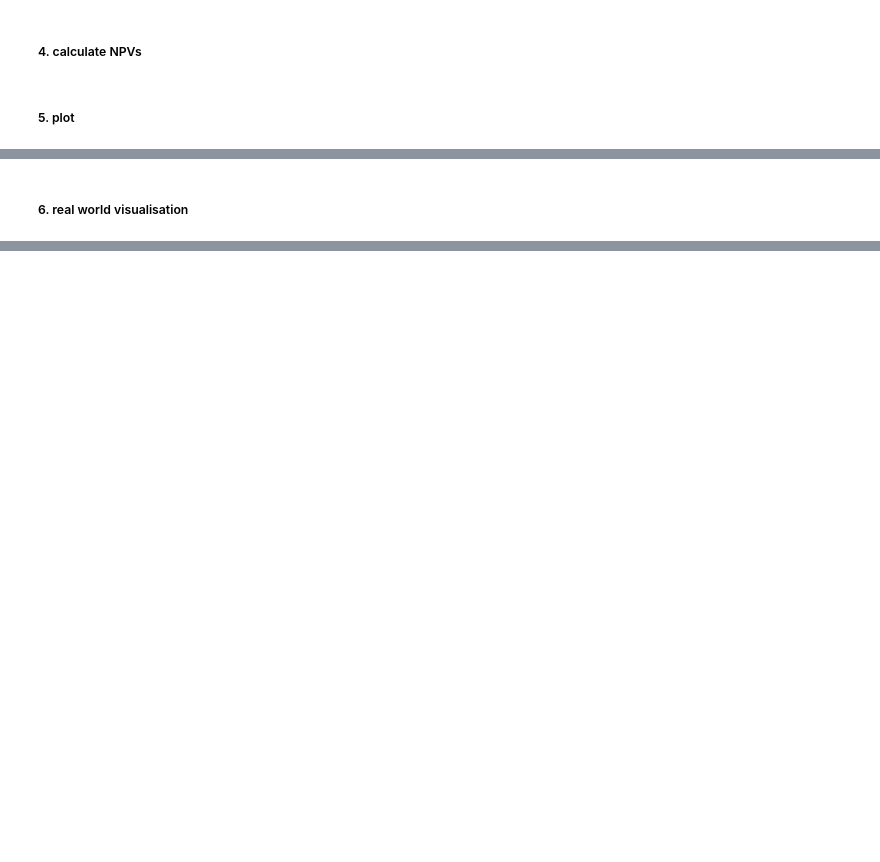
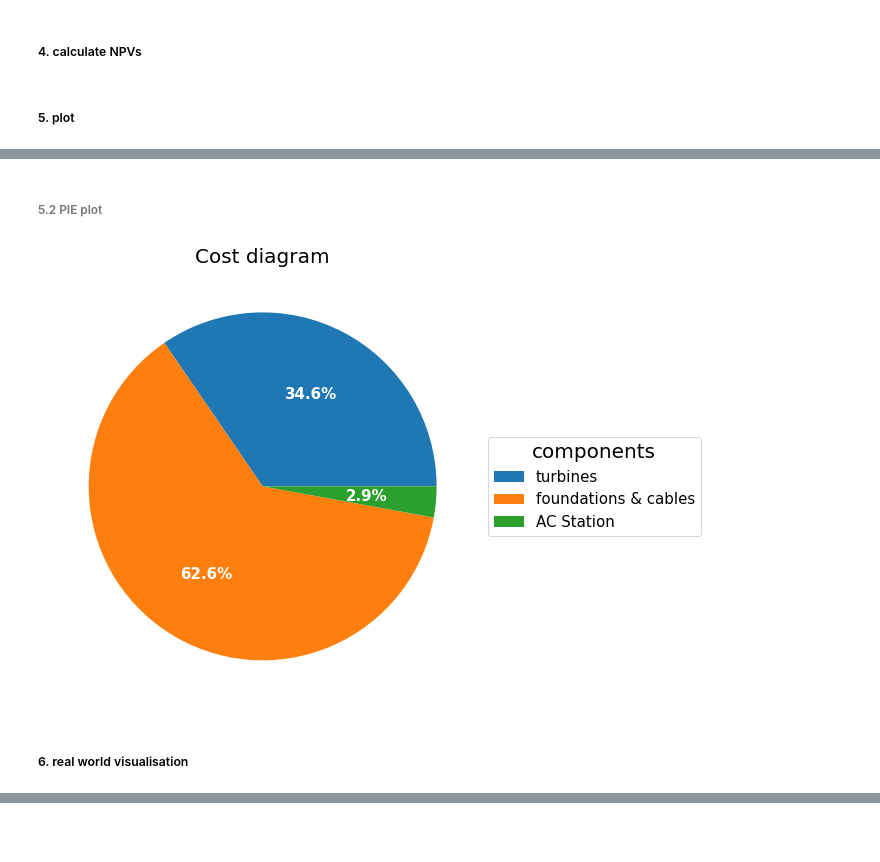
Before and after one commit to VanOord/OpenSCSim, a Jupyter notebook: Case 1 - Offshore windfarm - AC Substation - Export Cable.ipynb, the cells around one changed output, grey strips where cells are left out. Cells and saved outputs as stored; diff of their text form; code cells hidden in the pictures; blank space fills up the shorter version.

```diff
--- a/Case 1 - Offshore windfarm - AC Substation - Export Cable.ipynb
+++ b/Case 1 - Offshore windfarm - AC Substation - Export Cable.ipynb
@@ -119,2 +172,2 @@ plt.show()
-# %% [markdown]
-##### 6. real world visualisation
+# %% [markdown]
+###### 5.2 PIE plot
@@ -121,3 +187,38 @@ plt.show()
+# %%
+# prepare input for pie plot
+labels = ['Turbines', 'Foundations & cables', 'AC Station']
+data = [
+    -Turbine.df_npv.cashflow_sum.iloc[-1],
+    -Foundation.df_npv.cashflow_sum.iloc[-1],
+    -ACStation.df_npv.cashflow_sum.iloc[-1]
+]
+# %%
+# create pie plot
+fig, ax = plt.subplots(figsize=(16, 8), subplot_kw=dict(aspect="equal"))
+
+def func(pct, allvals):
+    absolute = int(np.round(pct/100.*np.sum(allvals)))
+    return f"{pct:.1f}%"
+
+
+wedges, texts, autotexts = ax.pie(data, autopct=lambda pct: func(pct, data),
+                                  textprops=dict(color="w"))
+
+ax.legend(wedges, labels,
+          title="components",
+          loc="center left",
+          bbox_to_anchor=(1, 0, 0.5, 1),
+         fontsize=15)
+
+plt.setp(autotexts, size=15, weight="bold")
+
+ax.set_title("Cost diagram \n (last value of cashflow_sum)", fontsize=20)
+
+plt.show()
+# %% [output]
+[figure, added]
+# %% [markdown]
+##### 6. real world visualisation
 # %%
 import pyproj
 import shapely.geometry
```
Also changed, not shown: parts of 12 cells of this notebook.
